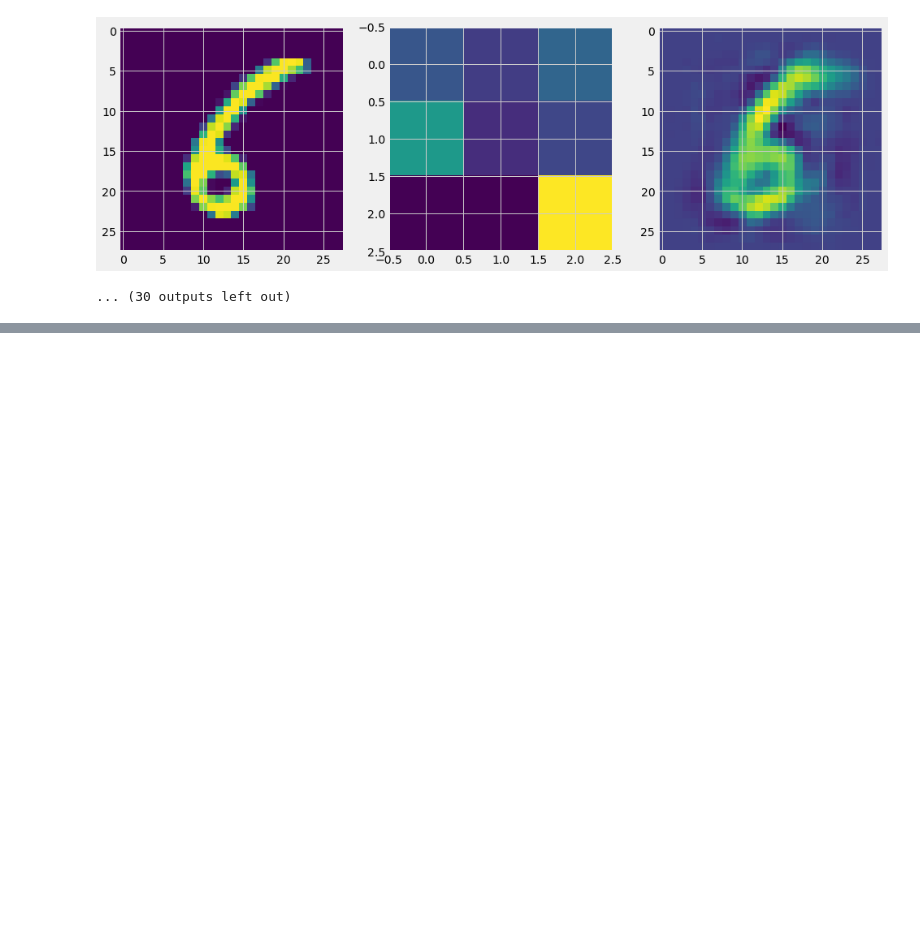
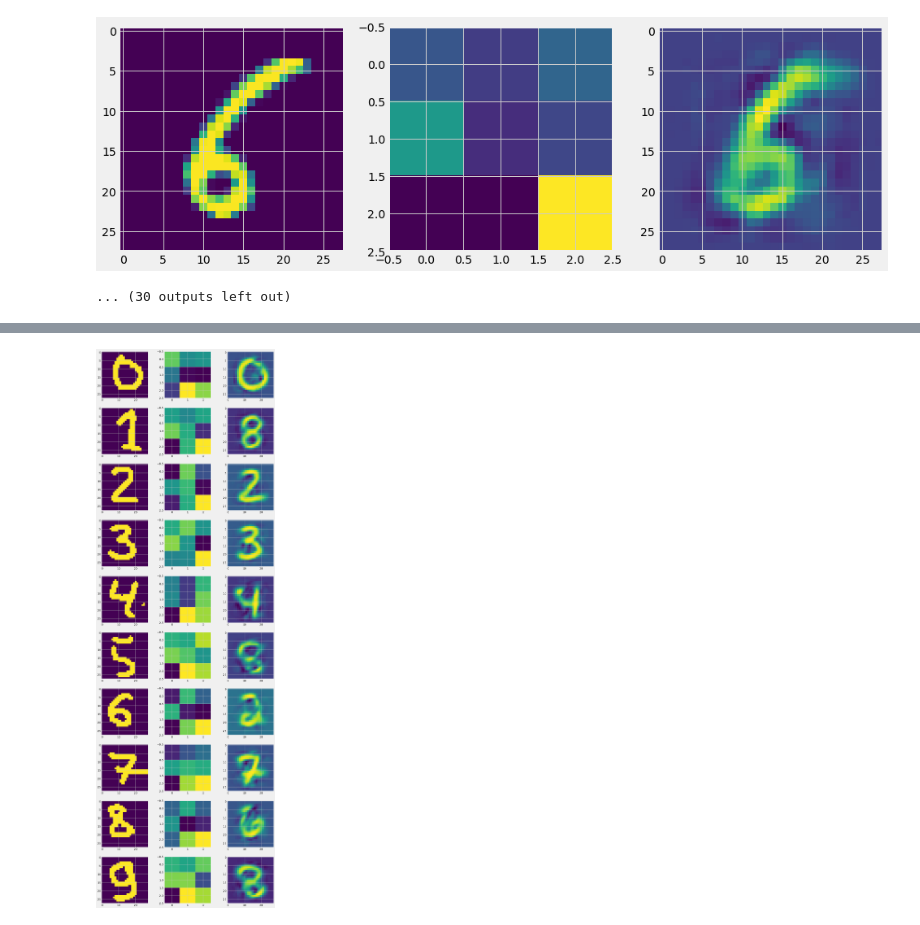
Before and after one commit to trilgar/MSM-2021, a Jupyter notebook: autoencoders.ipynb, the cells around one changed output, grey strips where cells are left out. Drawn from its saved outputs; the diff is of its cells as text; code cells hidden in the pictures; blank space fills up the shorter version.

```diff
--- a/autoencoders.ipynb
+++ b/autoencoders.ipynb
@@ -200,0 +217,17 @@ plt.show()
+# %%
+test_numbers = np.zeros((10, 28 ,28))
+for i in range(0, 10):
+  image = plt.imread("/content/drive/MyDrive/numbers datasets/"+str(i)+".png")
+  test_numbers[i] = image
+test_numbers = 1 - test_numbers
+# %%
+fig, ax = plt.subplots(nrows = len(test_numbers), ncols = 3, figsize = (15, 50))
+for i, item in enumerate(test_numbers):
+  image = torch.tensor(item)
+  ax[i,0].imshow(image)
+  rec, enc = model(image.reshape(-1, 28*28).float())
+  ax[i, 1].imshow(enc.reshape(3,3).cpu().detach().numpy())
+  ax[i, 2].imshow(rec.reshape(28,28).cpu().detach().numpy())
+plt.show()
+# %% [output]
+[figure, added]
```
Also changed, not shown: parts of 11 cells of this notebook.
